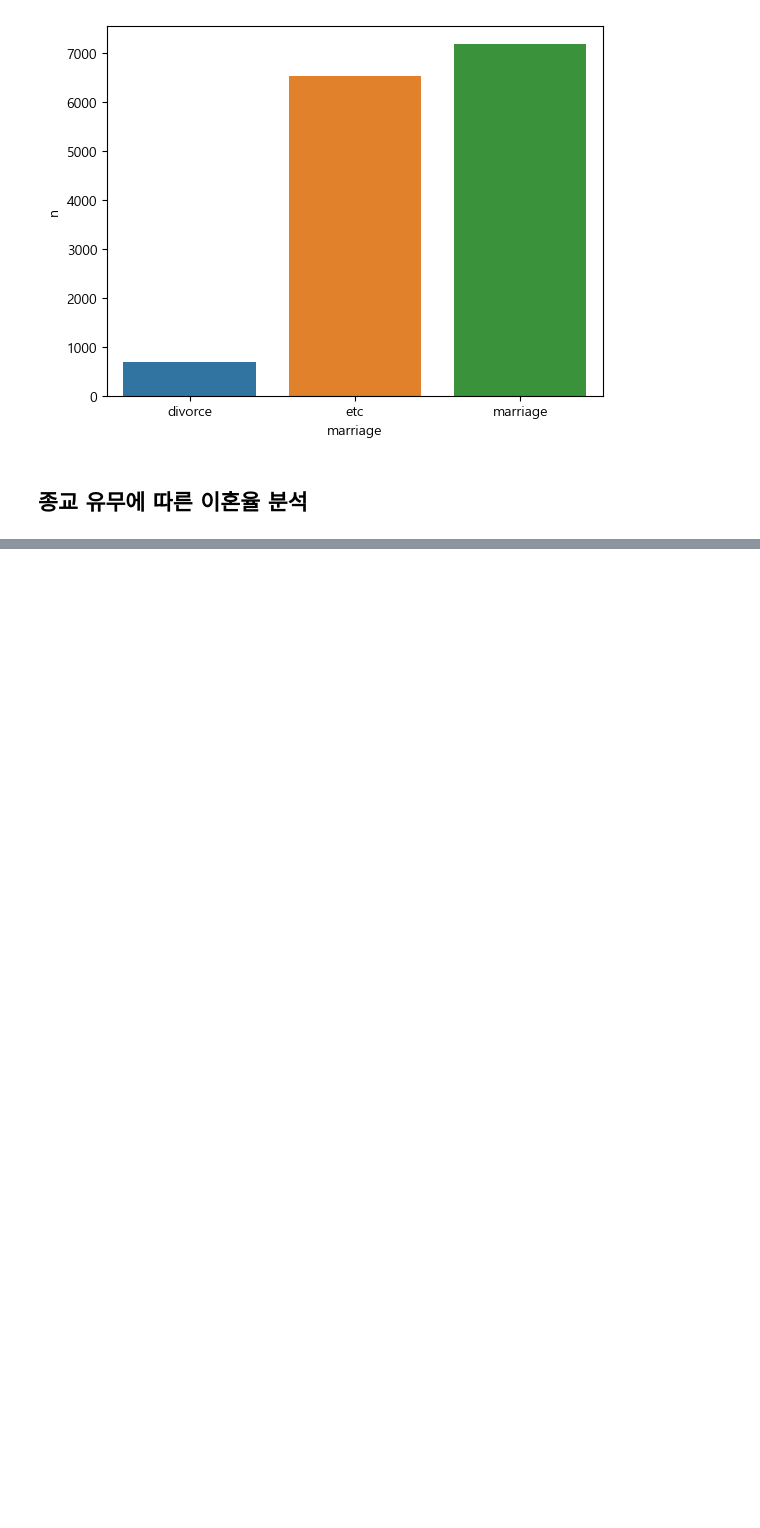
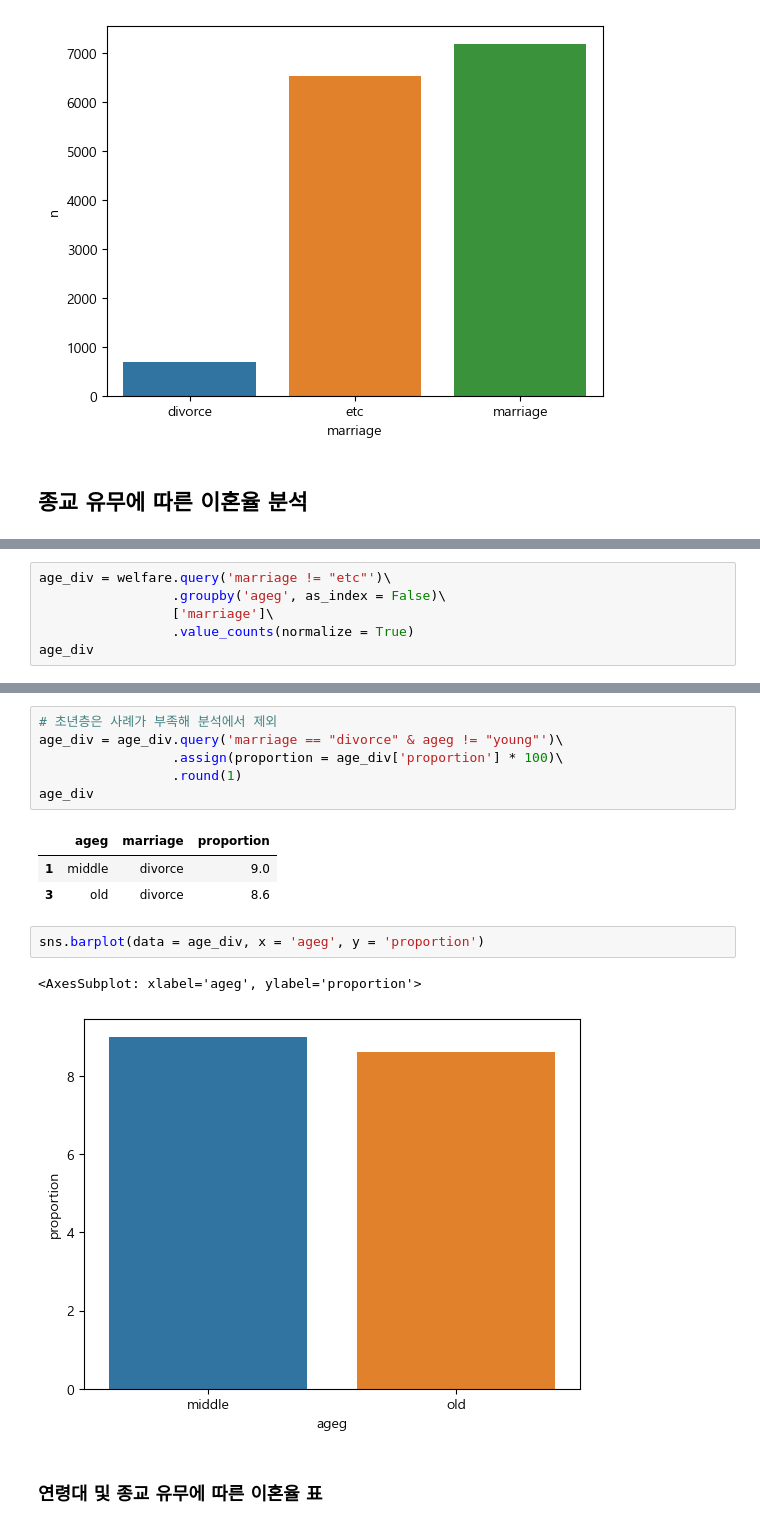
Before and after one commit to PGJeong/Study_Data_Analysis, a Jupyter notebook: Chap9-Data Analysis Practice.ipynb, the cells around one changed output, grey strips where cells are left out. Cells and saved outputs as stored; diff of their text form; blank space fills up the shorter version.

```diff
--- a/Chap9-Data Analysis Practice.ipynb
+++ b/Chap9-Data Analysis Practice.ipynb
@@ -548,0 +570,6 @@ AttributeError: 'DataFrameGroupBy' object has no attribute 'value_counts'
+# %%
+age_div = welfare.query('marriage != "etc"')\
+                 .groupby('ageg', as_index = False)\
+                 ['marriage']\
+                 .value_counts(normalize = True)
+age_div
@@ -548,0 +584,17 @@ AttributeError: 'DataFrameGroupBy' object has no attribute 'value_counts'
+# %%
+# 초년층은 사례가 부족해 분석에서 제외
+age_div = age_div.query('marriage == "divorce" & ageg != "young"')\
+                 .assign(proportion = age_div['proportion'] * 100)\
+                 .round(1)
+age_div
+# %% [output]
+|  | ageg | marriage | proportion |
+| 1 | middle | divorce | 9.0 |
+| 3 | old | divorce | 8.6 |
+# %%
+sns.barplot(data = age_div, x = 'ageg', y = 'proportion')
+# %% [output]
+<AxesSubplot: xlabel='ageg', ylabel='proportion'>
+[figure, added]
+# %% [markdown]
+### 연령대 및 종교 유무에 따른 이혼율 표
```
Also changed, not shown: parts of 38 cells of this notebook, 3 other files.
